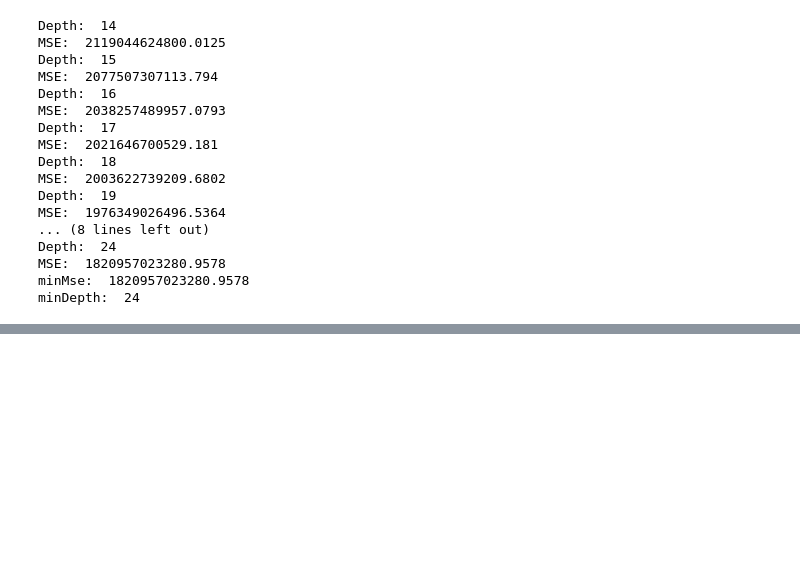
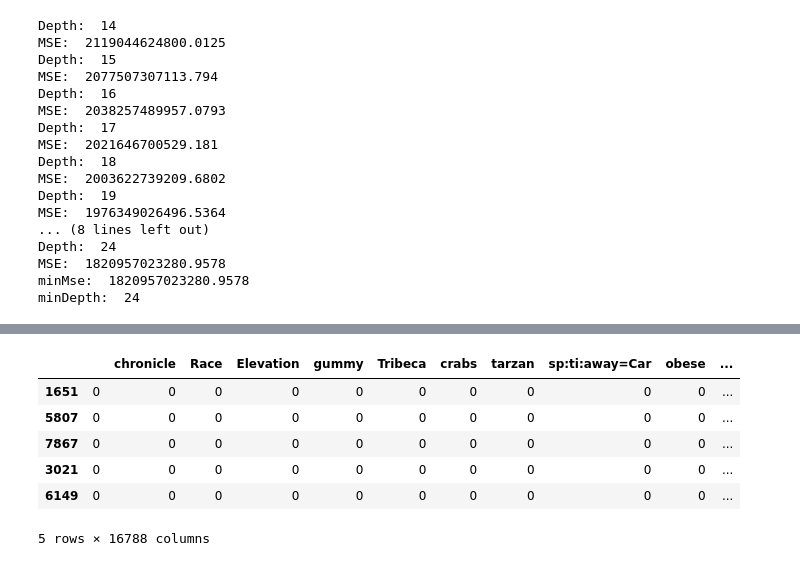
Before and after one commit to RomoliBakshi/Predicting-YouTube-Video-Popularity, a Jupyter notebook: CS5304 Data Science - Project Part 2.ipynb, the cells around one changed output, grey strips where cells are left out. Saved outputs shown, nothing was run; the diff lists cells and outputs as text; code cells hidden in the pictures; blank space fills up the shorter version.

```diff
--- a/CS5304 Data Science - Project Part 2.ipynb
+++ b/CS5304 Data Science - Project Part 2.ipynb
@@ -523,0 +603,11 @@ model.get_params()
+# %%
+words_categories_validationX = pd.concat([bagOfWords_validationX, bagOfCategories_validationX], axis=1)
+words_categories_validationX.head()
+# %% [output]
+|  |  | chronicle | Race | Elevation | gummy | Tribeca | crabs | tarzan | sp:ti:away=Car | obese | ... |
+| 1651 | 0 | 0 | 0 | 0 | 0 | 0 | 0 | 0 | 0 | 0 | ... |
+| 5807 | 0 | 0 | 0 | 0 | 0 | 0 | 0 | 0 | 0 | 0 | ... |
+| 7867 | 0 | 0 | 0 | 0 | 0 | 0 | 0 | 0 | 0 | 0 | ... |
+| 3021 | 0 | 0 | 0 | 0 | 0 | 0 | 0 | 0 | 0 | 0 | ... |
+| 6149 | 0 | 0 | 0 | 0 | 0 | 0 | 0 | 0 | 0 | 0 | ... |
+5 rows × 16788 columns
```
Also changed, not shown: parts of 15 cells of this notebook.
